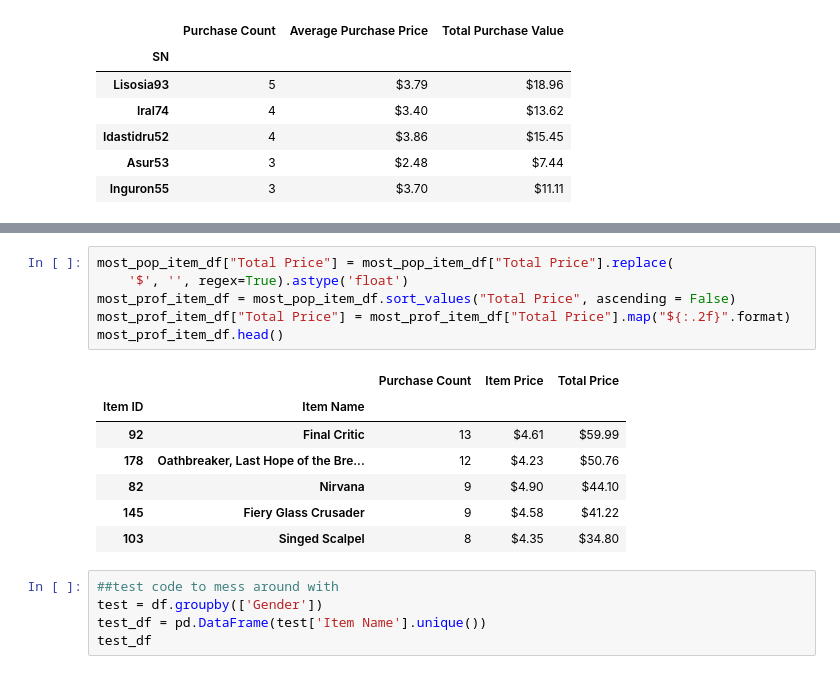
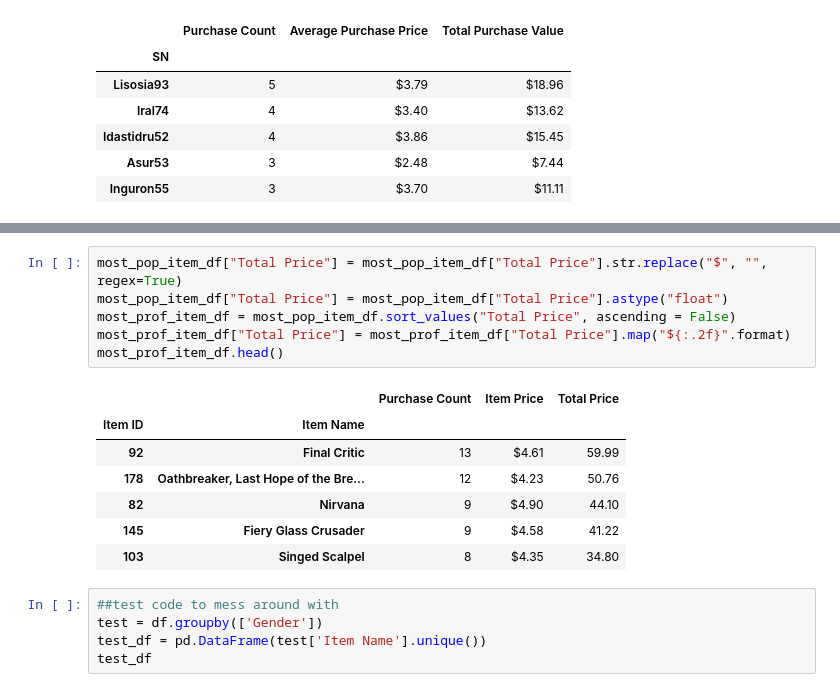
Before and after one commit to kplam624/Pandas-Challenge, a Jupyter notebook: Submission/main.ipynb, the cells around one changed output, grey strips where cells are left out. Cells and saved outputs as stored; diff of their text form.

```diff
--- a/Submission/main.ipynb
+++ b/Submission/main.ipynb
@@ -243,17 +236,17 @@ Most_pop_item_df.head()
 # %%
-most_pop_item_df["Total Price"] = most_pop_item_df["Total Price"].replace(
-    '$', '', regex=True).astype('float')
+most_pop_item_df["Total Price"] = most_pop_item_df["Total Price"].str.replace("$", "", regex=True)
+most_pop_item_df["Total Price"] = most_pop_item_df["Total Price"].astype("float")
 most_prof_item_df = most_pop_item_df.sort_values("Total Price", ascending = False)
 most_prof_item_df["Total Price"] = most_prof_item_df["Total Price"].map("${:.2f}".format)
 most_prof_item_df.head()
 # %% [output]
 |  |  | Purchase Count | Item Price | Total Price |
 | Item ID | Item Name |  |  |  |
-| 92 | Final Critic | 13 | $4.61 | $59.99 |
-| 178 | Oathbreaker, Last Hope of the Bre... | 12 | $4.23 | $50.76 |
-| 82 | Nirvana | 9 | $4.90 | $44.10 |
-| 145 | Fiery Glass Crusader | 9 | $4.58 | $41.22 |
-| 103 | Singed Scalpel | 8 | $4.35 | $34.80 |
+| 92 | Final Critic | 13 | $4.61 | 59.99 |
+| 178 | Oathbreaker, Last Hope of the Bre... | 12 | $4.23 | 50.76 |
+| 82 | Nirvana | 9 | $4.90 | 44.10 |
+| 145 | Fiery Glass Crusader | 9 | $4.58 | 41.22 |
+| 103 | Singed Scalpel | 8 | $4.35 | 34.80 |
 # %%
 ##test code to mess around with
 test = df.groupby(['Gender'])
```
Also changed, not shown: parts of 1 cell of this notebook.
